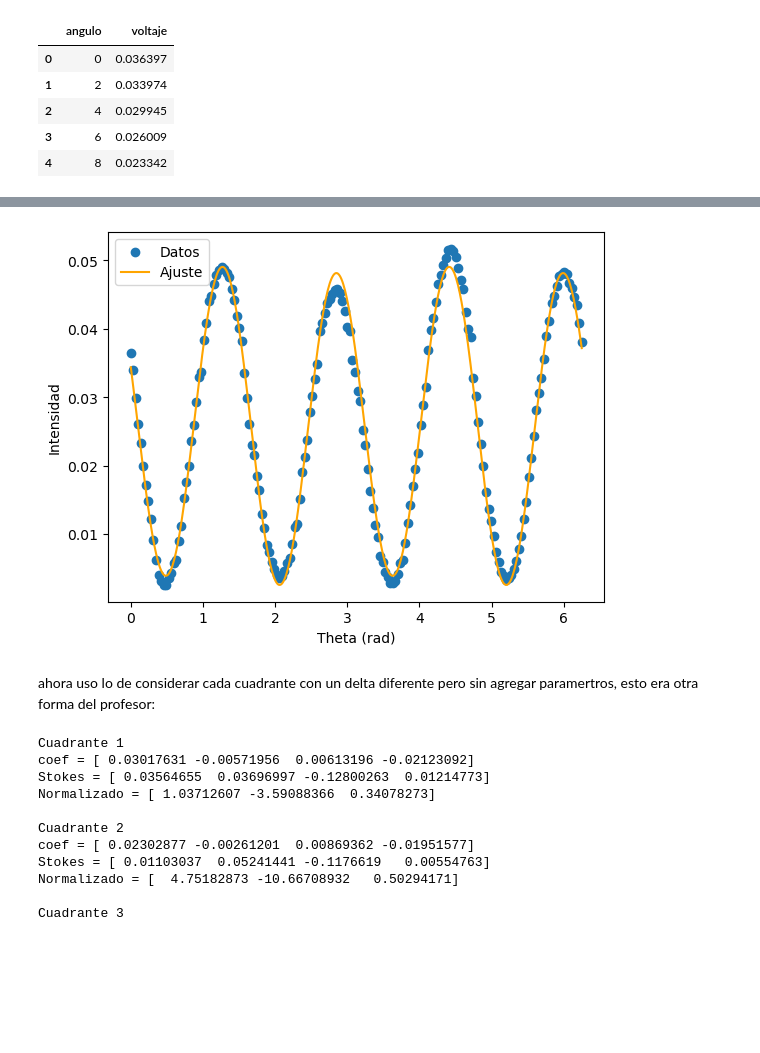
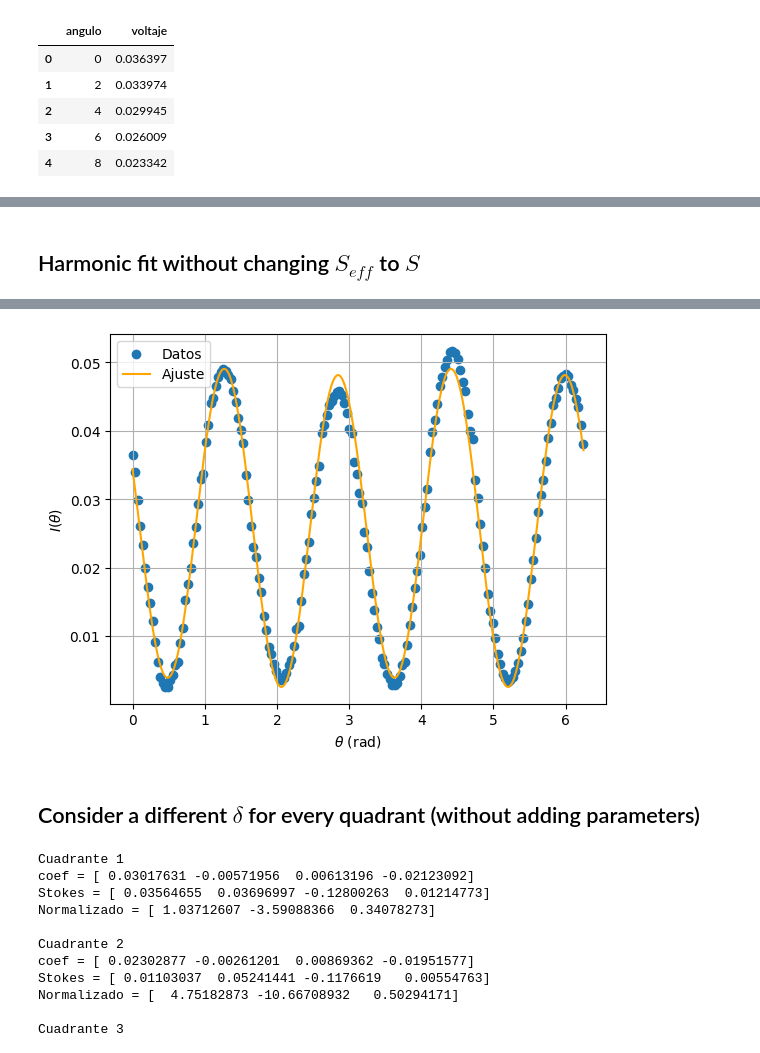
Before and after one commit to BernardoPironio/Polarimetro, a Jupyter notebook: correccion retardo.ipynb, the cells around one changed output, grey strips where cells are left out. Cells and saved outputs as stored; diff of their text form; code cells hidden in the pictures; blank space fills up the shorter version.

```diff
--- a/correccion retardo.ipynb
+++ b/correccion retardo.ipynb
@@ -374,5 +359,5 @@ aplico esto a las mediciones que hicimos
 # %%
-medicion = pd.read_csv('C:\\Users\\barcr\\Polarimetro\\Measurements\\medicion_manual_v0.1.csv')
+medicion = pd.read_csv('Measurements\\medicion_manual_v0.1.csv')
 I_med = medicion['voltaje']
 theta = medicion['angulo']*np.pi/180
 medicion.head()
@@ -477,6 +468,6 @@ DOP = 1.3558175570503466
+# %% [markdown]
+## Harmonic fit without changing $S_{eff}$ to $S$
 # %%
-#y si no uso el pasaje de Seff a S
-
 def fit_harmonic_model(theta_rad, I_data):
     A = np.column_stack([
         np.ones_like(theta_rad),
@@ -495,21 +486,21 @@ print("a2 =", a2)
 print("a4c =", a4c)
 print("a4s =", a4s)
 
-# --- definir longitudes de onda ---
-lambda_design = 632.8e-9   # CAMBIAR si hace falta
-lambda_real   = 532e-9     # TU LASER
+# --- define wavelengths ---
+lambda_design = 632.8e-9   # CHANGE if needed
+lambda_real   = 532e-9     # Your laser wavelength
 
-# --- calcular delta ---
+# --- calculate delta ---
 delta = (np.pi/2) * (lambda_design / lambda_real)
 print("\ndelta =", delta)
 
-# --- reconstrucción directa de Stokes ---
+# --- reconstruction of real Stokes parameters ---
 S0 = 2*a0
 S1 = 4*a4c / (1 - np.cos(delta))
 S2 = 4*a4s / (1 - np.cos(delta))
 S3 = -2*a2 / np.sin(delta)
 
-print("\nStokes:")
+print("\nReconstructed Stokes parameters:")
 print("S0 =", S0)
 print("S1 =", S1)
 print("S2 =", S2)
@@ -519,18 +510,20 @@ print("S3 =", S3)
 DOP = np.sqrt(S1**2 + S2**2 + S3**2) / S0
 print("\nDOP =", DOP)
 
-# --- modelo ajustado ---
+# --- fitted model ---
 def harmonic_model(theta_rad, a0, a2, a4c, a4s):
     return a0 + a2*np.sin(2*theta_rad) + a4c*np.cos(4*theta_rad) + a4s*np.sin(4*theta_rad)
 
 theta_fit = np.linspace(theta.min(), theta.max(), 500)
 I_fit = harmonic_model(theta_fit, a0, a2, a4c, a4s)
 
-# --- gráfico ---
+# --- graph ---
 plt.scatter(theta, I_med, label="Datos")
 plt.plot(theta_fit, I_fit, color="orange", label="Ajuste")
-plt.xlabel("Theta (rad)")
-plt.ylabel("Intensidad")
+
+plt.grid()
+plt.xlabel(r"$\theta$ (rad)")
+plt.ylabel(r"$I(\theta)$")
 plt.legend()
 plt.show()
 # %% [output]
@@ -552,6 +545,6 @@ DOP = 1.3558175570503466
-[figure, old version]
+[figure, new version]
-# %% [markdown]
-ahora uso lo de considerar cada cuadrante con un delta diferente pero sin agregar paramertros, esto era otra forma del profesor:
+# %% [markdown]
+## Consider a different $\delta$ for every quadrant (without adding parameters)
 # %%
 import numpy as np
 import matplotlib.pyplot as plt
```
Also changed, not shown: parts of 30 cells of this notebook.
